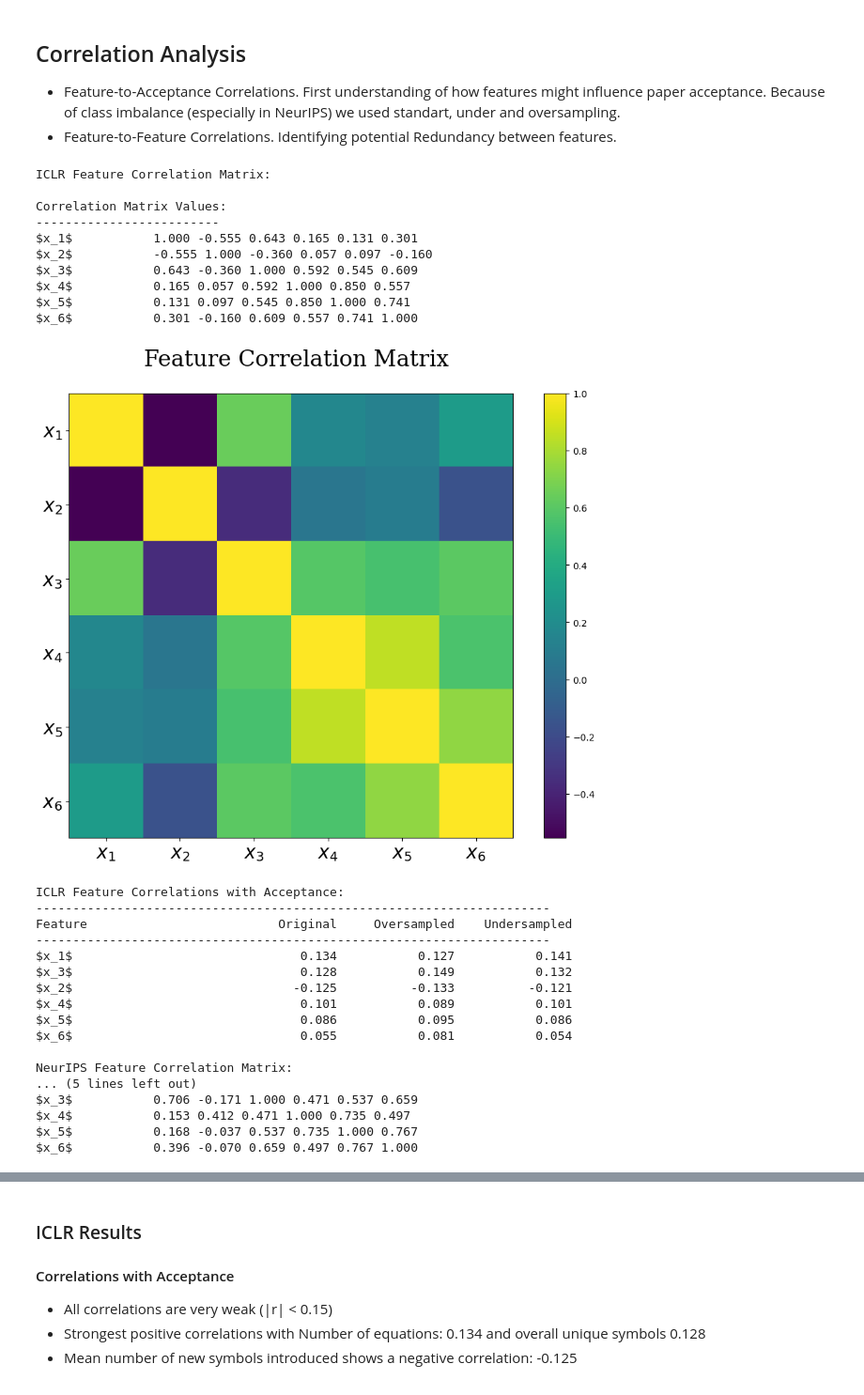
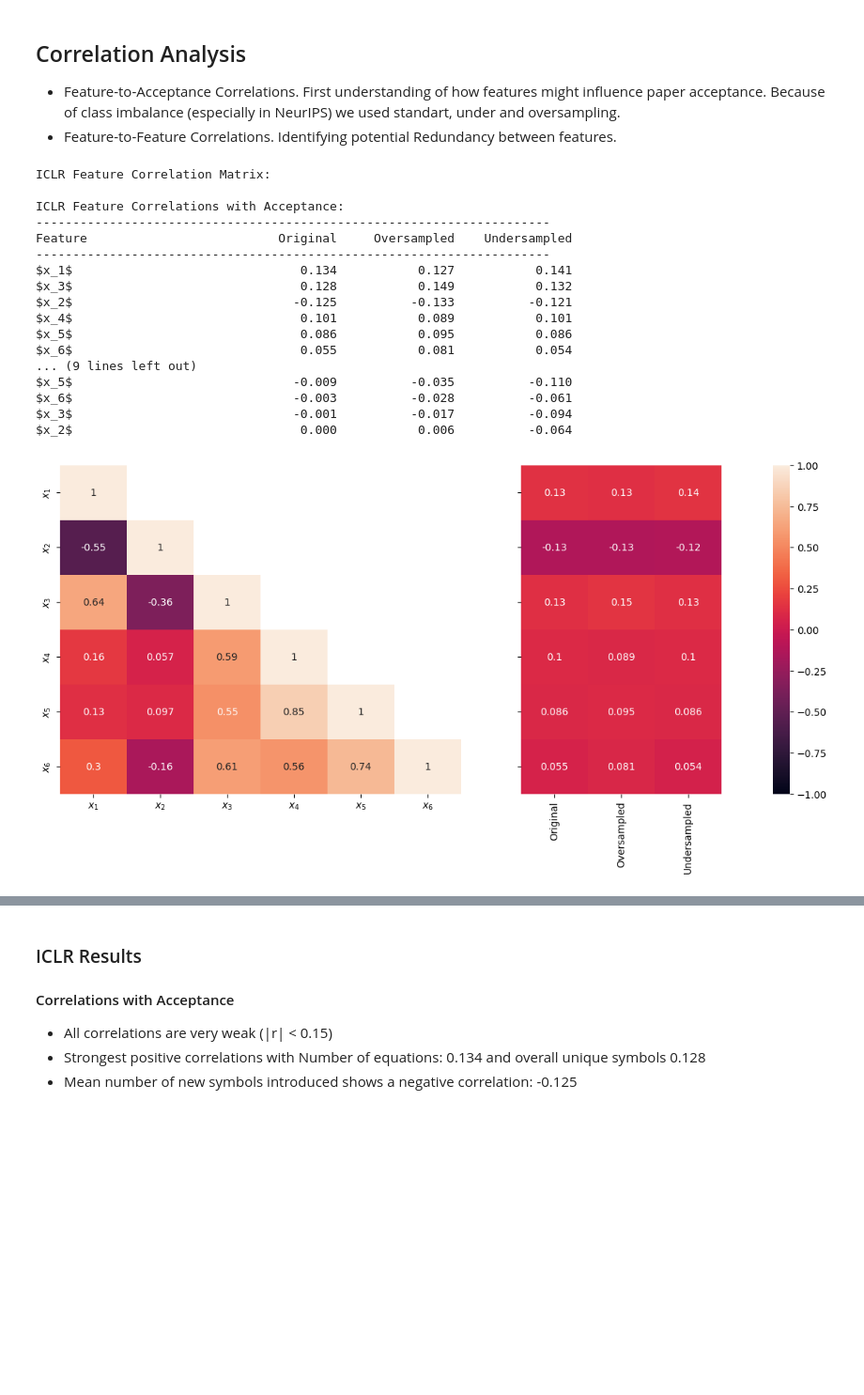
Before and after one commit to leonl42/DataLit, a Jupyter notebook: analysis/linus_analysis.ipynb, the cells around one changed output, grey strips where cells are left out. Shown at 94% size. Cells and saved outputs as stored; diff of their text form; code cells hidden in the pictures; blank space fills up the shorter version.

Commit message:
Change style of corr plots

```diff
--- a/analysis/linus_analysis.ipynb
+++ b/analysis/linus_analysis.ipynb
@@ -170,7 +170,7 @@ def plot_correlation_matrix(features):
     for i, name in enumerate(FEATURE_NAMES):
         for j, other_name in enumerate(FEATURE_NAMES):
             corr_matrix[i, j] = np.corrcoef(features[name], features[other_name])[0, 1]
-
+    """
     # Print correlation matrix values
     print("\nCorrelation Matrix Values:")
     print("-------------------------")
@@ -188,63 +188,69 @@ def plot_correlation_matrix(features):
     plt.title('Feature Correlation Matrix', fontdict=title_font, y=1.05,x = (plt.gcf().subplotpars.right + plt.gcf().subplotpars.left)/2)
     plt.tight_layout()
     plt.show()
+    """
+    return corr_matrix
 
-    return corr_matrix
+import seaborn as sns
+
 
 # Calculate and display correlations for both conferences
 for conf_name, features, labels in [('ICLR', iclr_features, iclr_labels),
                                   ('NeurIPS', neurips_features, neurips_labels)]:
     # Plot feature correlation matrix
     print(f"\n{conf_name} Feature Correlation Matrix:")
     corr_matrix = plot_correlation_matrix(features)
 
     # Calculate and display correlations with acceptance (original and balanced)
     print(f"\n{conf_name} Feature Correlations with Acceptance:")
     print("-" * 70)
     print(f"{'Feature':30} {'Original':>10} {'Oversampled':>15} {'Undersampled':>15}")
     print("-" * 70)
 
+    fig,axs = plt.subplots(1,2,gridspec_kw={'width_ratios': [2, 1]},sharey="all")
+    fig.set_size_inches(12,6)
+
     # Get correlations for all three approaches
     original_correlations = calculate_correlations(features, FEATURE_NAMES, labels)
     over_correlations = calculate_correlations_with_sampling(features, labels, 'over')
     under_correlations = calculate_correlations_with_sampling(features, labels, 'under')
+
+    to_np_arr = lambda l : np.asarray([[e[1]] for e in l])
+
+    mask = np.zeros_like(corr_matrix)
+    mask[np.triu_indices_from(corr_matrix)] = True
+    mask[np.tril_indices_from(corr_matrix)] = False
+
+    sns.heatmap(corr_matrix,yticklabels=FEATURE_NAMES,xticklabels=FEATURE_NAMES,mask=mask,ax=axs[0],annot=True,cbar=False,vmin=-1,vmax=1)
+    sns.heatmap(np.concatenate([to_np_arr(original_correlations),to_np_arr(over_correlations),to_np_arr(under_correlations)],axis=-1),yticklabels=FEATURE_NAMES,xticklabels=["Original", "Oversampled", "Undersampled"],ax=axs[1],annot=True,vmin=-1,vmax=1,cbar_ax = fig.add_axes([0.96, 0.11, 0.02, 0.77]) )
+
 
     # Sort by absolute value of original correlation
     sorted_indices = [i for i, _ in sorted(enumerate(original_correlations),
                                          key=lambda x: abs(x[1][1]),
                                          reverse=True)]
 
     # Print comparative results
     for idx in sorted_indices:
         feature = FEATURE_NAMES[idx]
         print(f"{feature:30} {original_correlations[idx][1]:10.3f} "
               f"{over_correlations[idx][1]:15.3f} {under_correlations[idx][1]:15.3f}")
 # %% [output]
 ICLR Feature Correlation Matrix:
 
-Correlation Matrix Values:
--------------------------
-$x_1$           1.000 -0.555 0.643 0.165 0.131 0.301
-$x_2$           -0.555 1.000 -0.360 0.057 0.097 -0.160
-$x_3$           0.643 -0.360 1.000 0.592 0.545 0.609
-$x_4$           0.165 0.057 0.592 1.000 0.850 0.557
-$x_5$           0.131 0.097 0.545 0.850 1.000 0.741
-$x_6$           0.301 -0.160 0.609 0.557 0.741 1.000
+ICLR Feature Correlations with Acceptance:
+----------------------------------------------------------------------
+Feature                          Original     Oversampled    Undersampled
+----------------------------------------------------------------------
+$x_1$                               0.134           0.127           0.141
+$x_3$                               0.128           0.149           0.132
+$x_2$                              -0.125          -0.133          -0.121
+$x_4$                               0.101           0.089           0.101
+$x_5$                               0.086           0.095           0.086
+$x_6$                               0.055           0.081           0.054
+... (9 lines left out)
+$x_5$                              -0.009          -0.035          -0.110
+$x_6$                              -0.003          -0.028          -0.061
+$x_3$                              -0.001          -0.017          -0.094
+$x_2$                               0.000           0.006          -0.064
-[figure, old version]
+[figure, new version]
-ICLR Feature Correlations with Acceptance:
-----------------------------------------------------------------------
-Feature                          Original     Oversampled    Undersampled
-----------------------------------------------------------------------
-$x_1$                               0.134           0.127           0.141
-$x_3$                               0.128           0.149           0.132
-$x_2$                              -0.125          -0.133          -0.121
-$x_4$                               0.101           0.089           0.101
-$x_5$                               0.086           0.095           0.086
-$x_6$                               0.055           0.081           0.054
-
-NeurIPS Feature Correlation Matrix:
-... (5 lines left out)
-$x_3$           0.706 -0.171 1.000 0.471 0.537 0.659
-$x_4$           0.153 0.412 0.471 1.000 0.735 0.497
-$x_5$           0.168 -0.037 0.537 0.735 1.000 0.767
-$x_6$           0.396 -0.070 0.659 0.497 0.767 1.000
```
Also changed, not shown: parts of 1 cell of this notebook.
